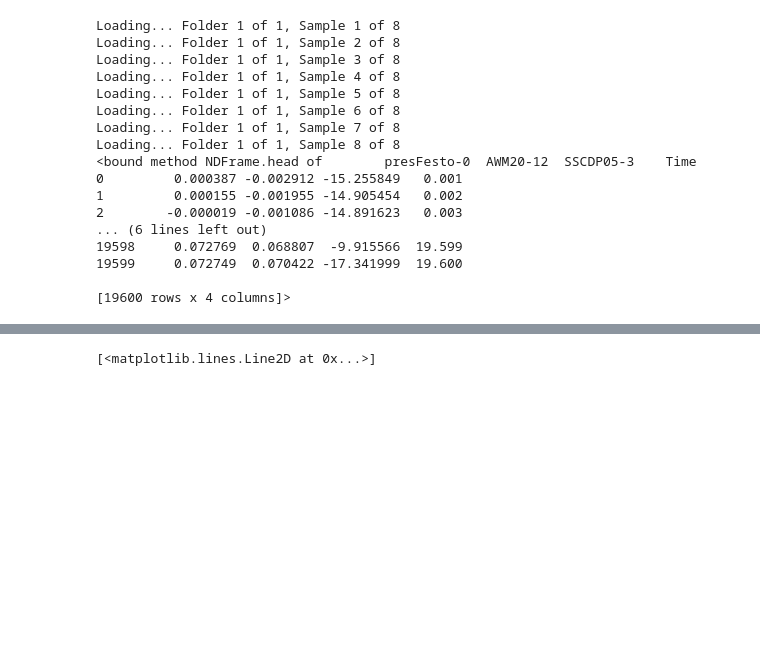
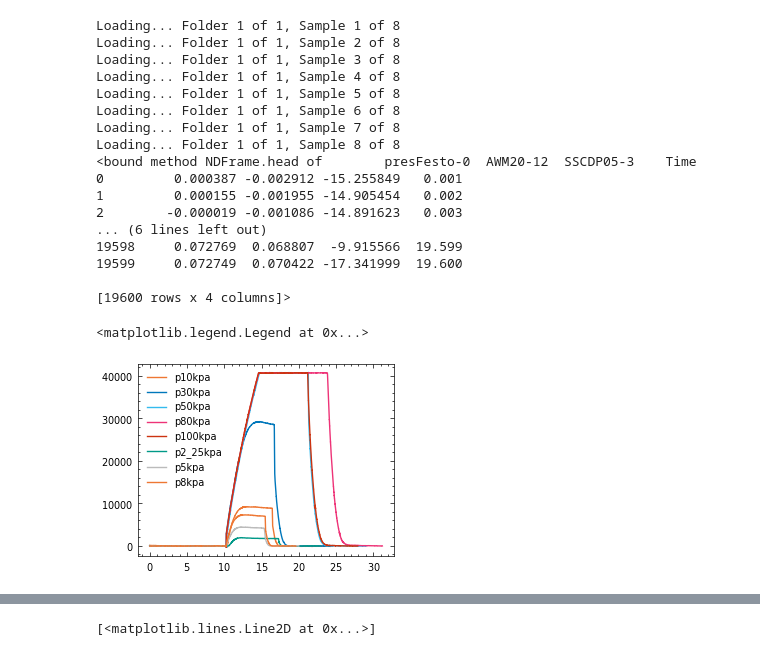
Before and after one commit to Olviel/Thermal_Soft_Robotics, a Jupyter notebook: Thermal_actuation/Experimental/Fluidic/Pressure_flow_plastic_bottle/main.ipynb, the cells around one changed output, grey strips where cells are left out. Drawn from its saved outputs; the diff is of its cells as text; code cells hidden in the pictures; blank space fills up the shorter version.

```diff
--- a/Thermal_actuation/Experimental/Fluidic/Pressure_flow_plastic_bottle/main.ipynb
+++ b/Thermal_actuation/Experimental/Fluidic/Pressure_flow_plastic_bottle/main.ipynb
@@ -40,5 +40,17 @@ Loading... Folder 1 of 1, Sample 8 of 8
 19599     0.072749  0.070422 -17.341999  19.600
 
 [19600 rows x 4 columns]>
+# %%
+data[0][0]['SSCDP05-3']
+for i in range(len(data[0])):
+
+
+    plt.plot(data[0][i]['Time'],data[0][i]['SSCDP05-3'],label=data[1]['Samplename'][i])
+    #plt.plot(data[0][i]['Time'],data[0][i]['SSCDP05-3'],label = data[1]['Samplename'][i])
+
+plt.legend()
+# %% [output]
+<matplotlib.legend.Legend at 0x...>
+[figure, added]
 # %%
 for i in range(len(data[0])):
```
Also changed, not shown: parts of 3 cells of this notebook.
